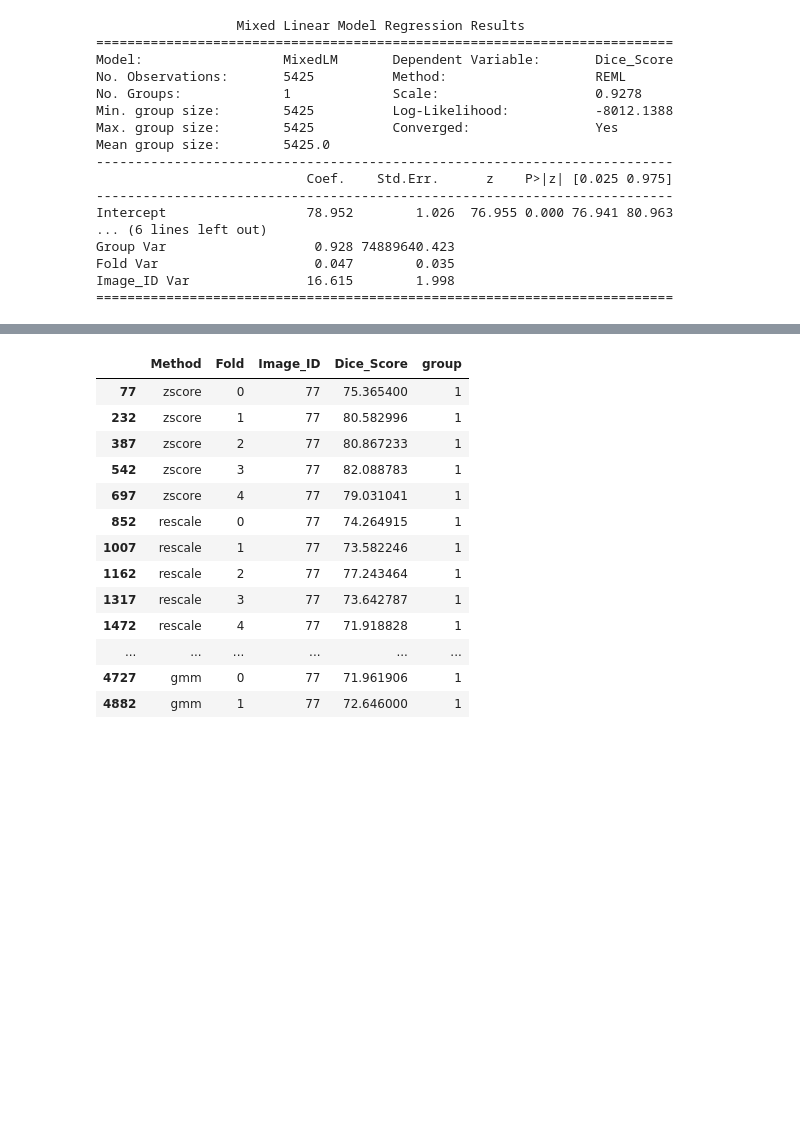
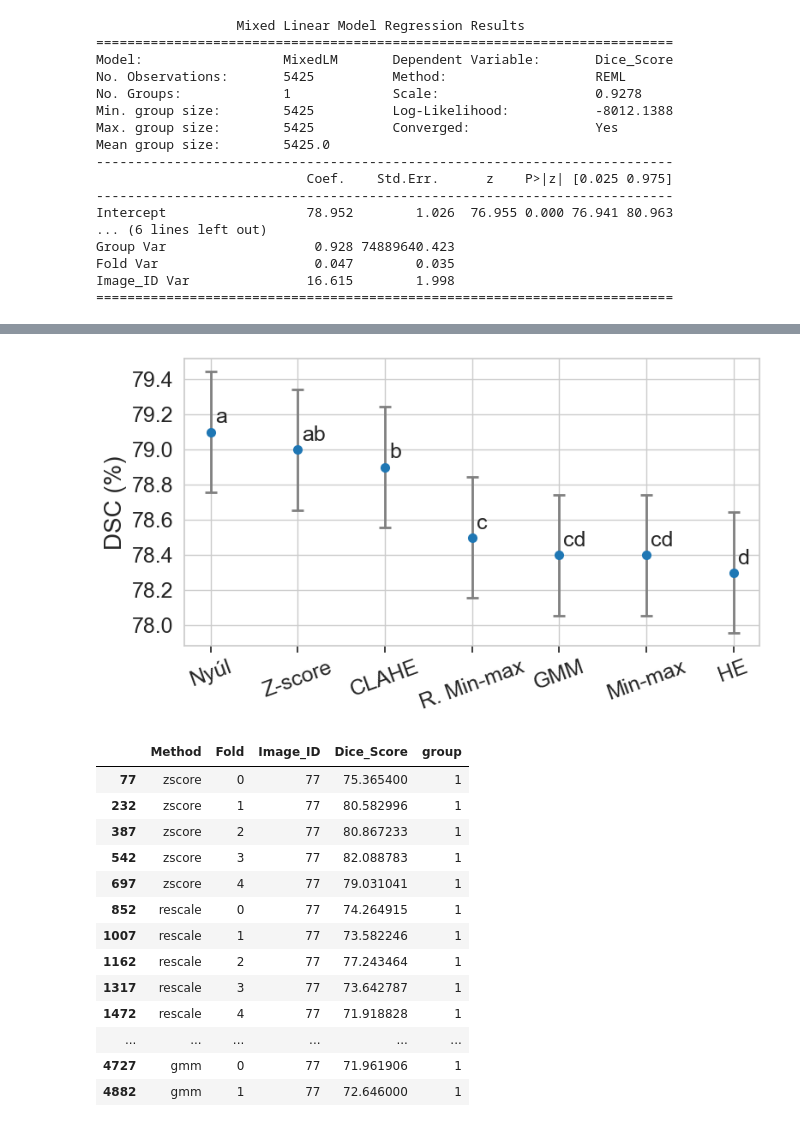
Before and after one commit to oliverjm1/mri_normalisation, a Jupyter notebook: results/fold_results.ipynb, the cells around one changed output, grey strips where cells are left out. Drawn from its saved outputs; the diff is of its cells as text; code cells hidden in the pictures; blank space fills up the shorter version.

Commit message:
local results from mixed effects model in R

```diff
--- a/results/fold_results.ipynb
+++ b/results/fold_results.ipynb
@@ -692,3 +783,48 @@ Image_ID Var               16.615        1.998
+# %%
+cld = pd.DataFrame({
+    'Method': ['HE', 'GMM', 'Min-max', 'R. Min-max', 'CLAHE', 'Z-score', 'Nyúl'],
+    'Estimate': [78.3, 78.4, 78.4, 78.5, 78.9, 79.0, 79.1],
+    'SE': [0.343]*7,
+    'Lower': [77.6, 77.8, 77.8, 77.8, 78.2, 78.3, 78.4],
+    'Upper': [79.0, 79.1, 79.1, 79.1, 79.5, 79.6, 79.8],
+    'Group': ['d', 'cd', 'cd', 'c', 'b', 'ab', 'a']
+})
+# %%
+# order cld by Estimate descending
+cld = cld.sort_values(by='Estimate', ascending=False)
+# %%
+# Plot using symmetric error bars
+# add seaborn style
+sns.set_style("whitegrid", {'xtick.bottom': True})
+plt.figure(figsize=(8, 4.5))
+plt.errorbar(
+    x=cld['Method'],
+    y=cld['Estimate'],
+    yerr=[cld['SE']],
+    fmt='o',
+    capsize=5,
+    color='tab:blue',
+    ecolor='gray',
+    elinewidth=2,
+    markeredgewidth=2
+)
+
+# set font size for x and y ticks
+plt.xticks(fontsize=18, rotation=20)
+plt.yticks(fontsize=18)
+
+# add labels for y-axis
+plt.ylabel('DSC (%)', fontsize=20)
+
+for idx, row in cld.iterrows():
+    plt.text((6-idx)+0.05, row['Estimate'] + 0.05, f"{row['Group']}", fontsize=18)
+
+plt.tight_layout()
+# Save the plot as a PDF
+plt.savefig('fold_results_emm_cld_plot.pdf', bbox_inches='tight', dpi=800, format='pdf')
+plt.show()
+# %% [output]
+[figure, added]
 # %%
 external_df_long[external_df_long['Image_ID'] == 77]
 # %% [output]
```
Also changed, not shown: parts of 10 cells of this notebook, 1 other file.
